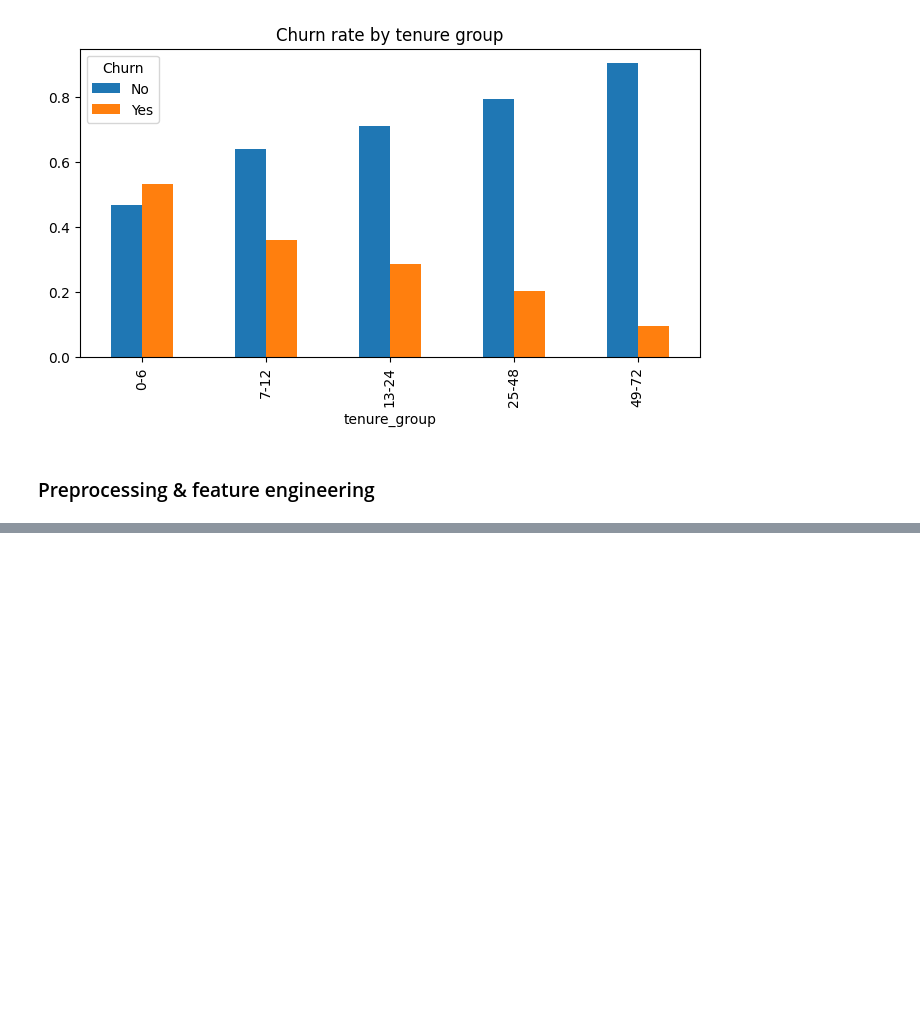
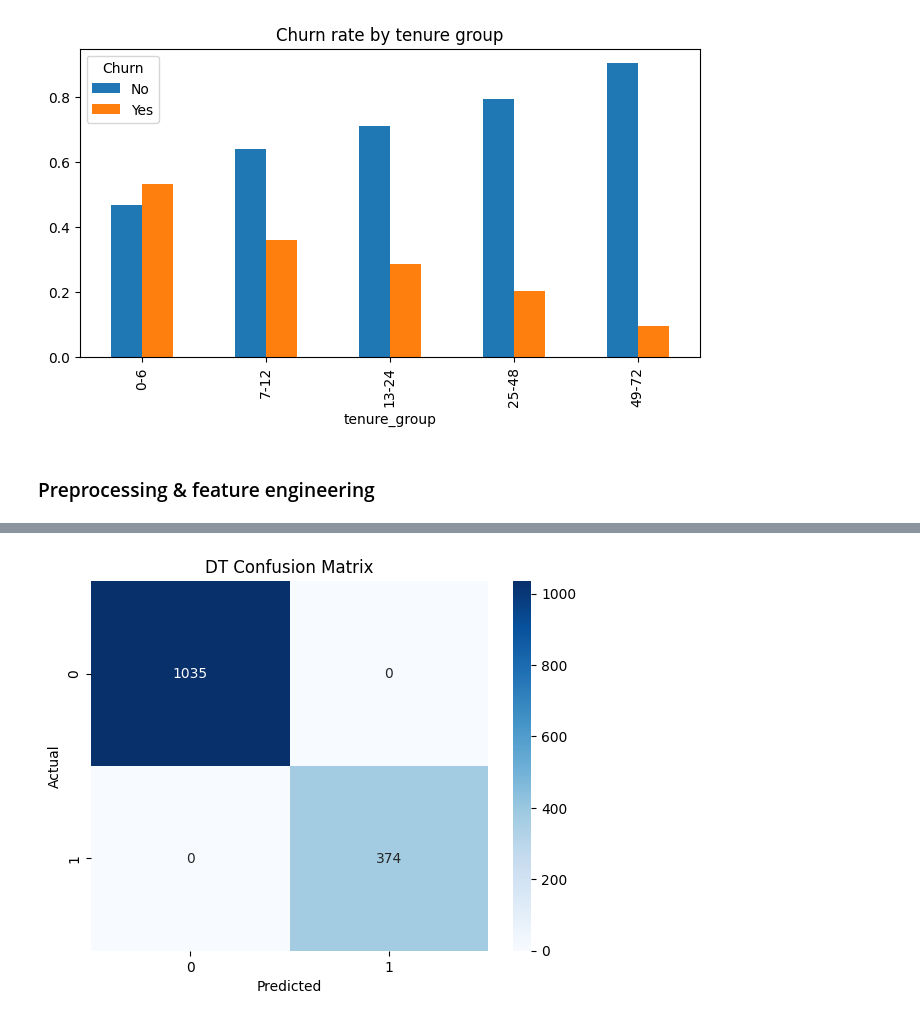
Before and after one commit to meleeshagamage/CourseWork_ML, a Jupyter notebook: ML_CW.ipynb, the cells around one changed output, grey strips where cells are left out. Saved outputs shown, nothing was run; the diff lists cells and outputs as text; code cells hidden in the pictures; blank space fills up the shorter version.

Commit message:
Implemented the Decision Tree Model

```diff
--- a/ML_CW.ipynb
+++ b/ML_CW.ipynb
@@ -177,0 +188,3 @@ preprocessor = ColumnTransformer(
+# %%
+#Split the data
+X_train, X_test, y_train, y_test = train_test_split(X, y, test_size=0.2, stratify=y, random_state=42)
@@ -177,0 +224,14 @@ preprocessor = ColumnTransformer(
+# %%
+# Pipeline: preprocessing + Decision Tree
+dt_pipeline = Pipeline(steps=[('preproc', preprocessor),
+                              ('clf', DecisionTreeClassifier(random_state=42))])
+# %%
+param_grid = {
+    'clf__criterion': ['gini','entropy'],
+    'clf__max_depth': [3,5,8,12,None],
+    'clf__min_samples_split': [2,5,10],
+    'clf__min_samples_leaf': [1,2,4]
+}
+
+grid_dt = GridSearchCV(dt_pipeline, param_grid, cv=5, scoring='f1', n_jobs=-1, verbose=1)
+grid_dt.fit(X_train, y_train)
@@ -177,0 +268,4 @@ preprocessor = ColumnTransformer(
+# %%
+best_dt = grid_dt.best_estimator_
+y_pred_dt = best_dt.predict(X_test)
+y_proba_dt = best_dt.predict_proba(X_test)[:,1]
@@ -177,0 +297,7 @@ preprocessor = ColumnTransformer(
+# %%
+cm = confusion_matrix(y_test, y_pred_dt)
+sns.heatmap(cm, annot=True, fmt='d', cmap='Blues')
+plt.xlabel('Predicted'); plt.ylabel('Actual'); plt.title('DT Confusion Matrix')
+plt.show()
+# %% [output]
+[figure, added]
```
Also changed, not shown: parts of 13 cells of this notebook.
